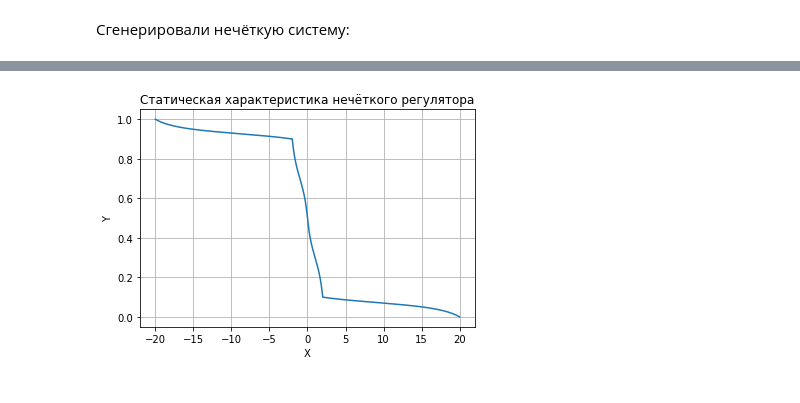
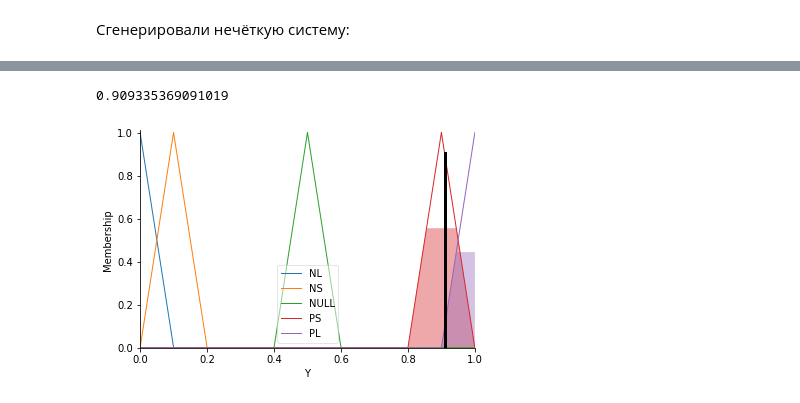
Before and after one commit to dvogureckiy99/Fuzzy, a Jupyter notebook: lab2.ipynb, the cells around one changed output, grey strips where cells are left out. Drawn from its saved outputs; the diff is of its cells as text; code cells hidden in the pictures.

```diff
--- a/lab2.ipynb
+++ b/lab2.ipynb
@@ -63,9 +121,5 @@ rule5 = ctrl.Rule(X[cuant[4]], Y[cuant[0]])
 # %%
-#Control System Creation and Simulation
-sys_ctrl = ctrl.ControlSystem([rule1, rule2, rule3, rule4 , rule5])
-sys_sim = ctrl.ControlSystemSimulation(sys_ctrl)
-
-N = 10000 ; # кол-во точек в линейной функции входа
+N = 1000 ; # кол-во точек в линейной функции входа
 x_min=-20
 x_max=20
 #step = (x_max-x_min)/N
@@ -82,5 +136,12 @@ plt.title('Статическая характеристика нечётког
 plt.ylabel('Y')
 plt.xlabel('X')
 plt.grid(True)
-# %% [output]
-[figure, removed]
+# %%
+sys_sim.input['X'] = -10
+sys_sim.compute()
+
+print( sys_sim.output['Y'])
+Y.view(sim=sys_sim)
+# %% [output]
+0.909335369091019
+[figure, added]
```
Also changed, not shown: parts of 14 cells of this notebook.
